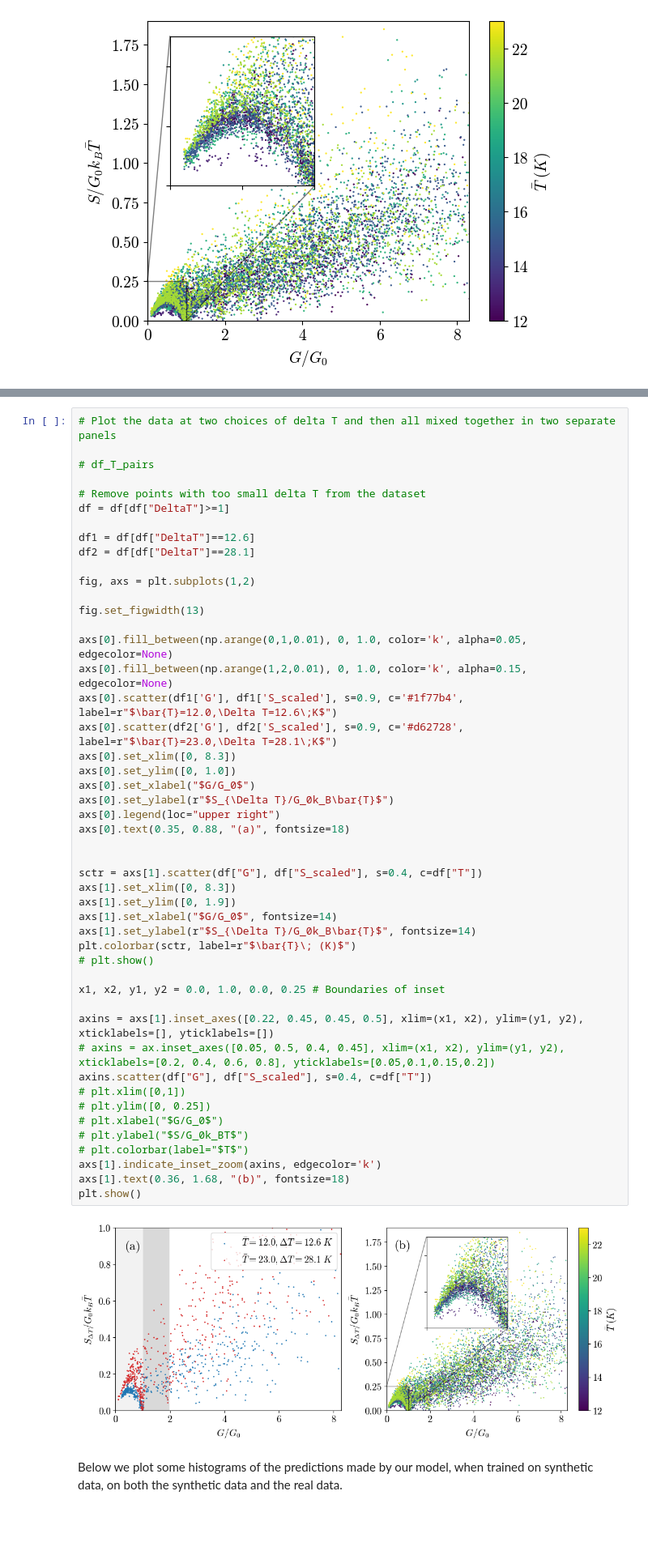
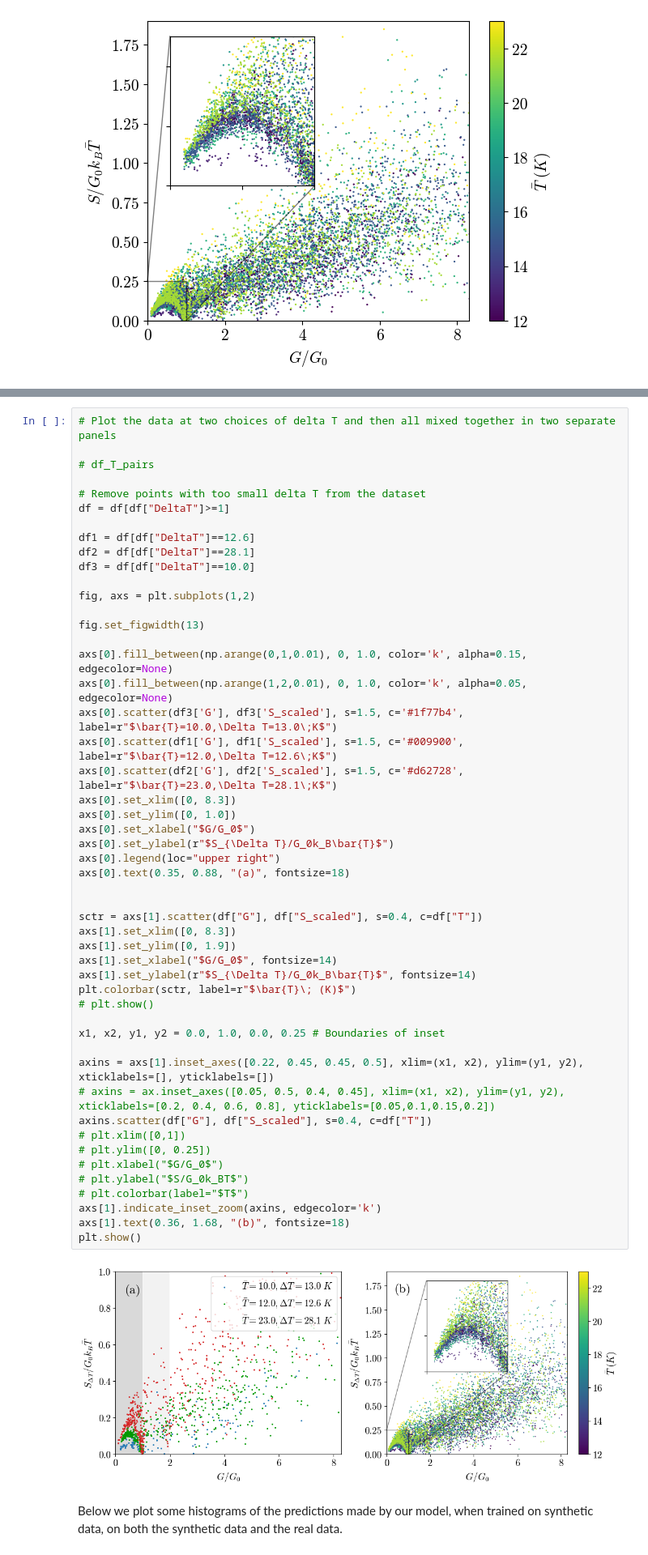
Before and after one commit to matthew-gerry/delta_T_noise_ML, a Jupyter notebook: data_visualization.ipynb, the cells around one changed output, grey strips where cells are left out. Shown at 81% size. Saved outputs shown, nothing was run; the diff lists cells and outputs as text; blank space fills up the shorter version.

Commit message:
Added a third T-dT pair to the experimental data visualization plot

```diff
--- a/data_visualization.ipynb
+++ b/data_visualization.ipynb
@@ -144,46 +167,48 @@ df = df[df["DeltaT"]>=1]
 
 df1 = df[df["DeltaT"]==12.6]
 df2 = df[df["DeltaT"]==28.1]
+df3 = df[df["DeltaT"]==10.0]
 
 fig, axs = plt.subplots(1,2)
 
 fig.set_figwidth(13)
 
-axs[0].fill_between(np.arange(0,1,0.01), 0, 1.0, color='k', alpha=0.05, edgecolor=None)
-axs[0].fill_between(np.arange(1,2,0.01), 0, 1.0, color='k', alpha=0.15, edgecolor=None)
-axs[0].scatter(df1['G'], df1['S_scaled'], s=0.9, c='#1f77b4', label=r"$\bar{T}=12.0,\Delta T=12.6\;K$")
-axs[0].scatter(df2['G'], df2['S_scaled'], s=0.9, c='#d62728', label=r"$\bar{T}=23.0,\Delta T=28.1\;K$")
+axs[0].fill_between(np.arange(0,1,0.01), 0, 1.0, color='k', alpha=0.15, edgecolor=None)
+axs[0].fill_between(np.arange(1,2,0.01), 0, 1.0, color='k', alpha=0.05, edgecolor=None)
+axs[0].scatter(df3['G'], df3['S_scaled'], s=1.5, c='#1f77b4', label=r"$\bar{T}=10.0,\Delta T=13.0\;K$")
+axs[0].scatter(df1['G'], df1['S_scaled'], s=1.5, c='#009900', label=r"$\bar{T}=12.0,\Delta T=12.6\;K$")
+axs[0].scatter(df2['G'], df2['S_scaled'], s=1.5, c='#d62728', label=r"$\bar{T}=23.0,\Delta T=28.1\;K$")
 axs[0].set_xlim([0, 8.3])
 axs[0].set_ylim([0, 1.0])
 axs[0].set_xlabel("$G/G_0$")
 axs[0].set_ylabel(r"$S_{\Delta T}/G_0k_B\bar{T}$")
 axs[0].legend(loc="upper right")
 axs[0].text(0.35, 0.88, "(a)", fontsize=18)
 
 
 sctr = axs[1].scatter(df["G"], df["S_scaled"], s=0.4, c=df["T"])
 axs[1].set_xlim([0, 8.3])
 axs[1].set_ylim([0, 1.9])
 axs[1].set_xlabel("$G/G_0$", fontsize=14)
 axs[1].set_ylabel(r"$S_{\Delta T}/G_0k_B\bar{T}$", fontsize=14)
 plt.colorbar(sctr, label=r"$\bar{T}\; (K)$")
 # plt.show()
 
 x1, x2, y1, y2 = 0.0, 1.0, 0.0, 0.25 # Boundaries of inset
 
 axins = axs[1].inset_axes([0.22, 0.45, 0.45, 0.5], xlim=(x1, x2), ylim=(y1, y2), xticklabels=[], yticklabels=[])
 # axins = ax.inset_axes([0.05, 0.5, 0.4, 0.45], xlim=(x1, x2), ylim=(y1, y2), xticklabels=[0.2, 0.4, 0.6, 0.8], yticklabels=[0.05,0.1,0.15,0.2])
 axins.scatter(df["G"], df["S_scaled"], s=0.4, c=df["T"])
 # plt.xlim([0,1])
 # plt.ylim([0, 0.25])
 # plt.xlabel("$G/G_0$")
 # plt.ylabel("$S/G_0k_BT$")
 # plt.colorbar(label="$T$")
 axs[1].indicate_inset_zoom(axins, edgecolor='k')
 axs[1].text(0.36, 1.68, "(b)", fontsize=18)
 plt.show()
 # %% [output]
-[figure, old version]
+[figure, new version]
 # %% [markdown]
 Below we plot some histograms of the predictions made by our model, when trained on synthetic data, on both the synthetic data and the real data.
 # %%
```
Also changed, not shown: parts of 2 cells of this notebook.
